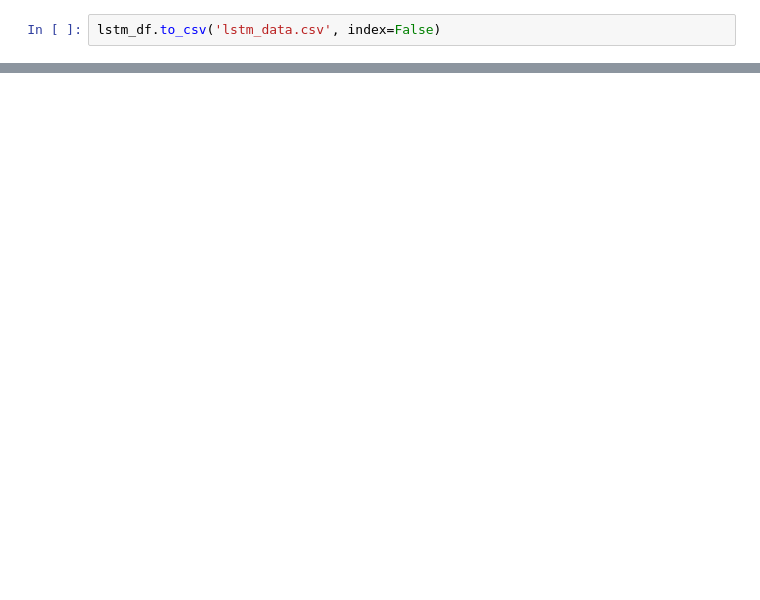
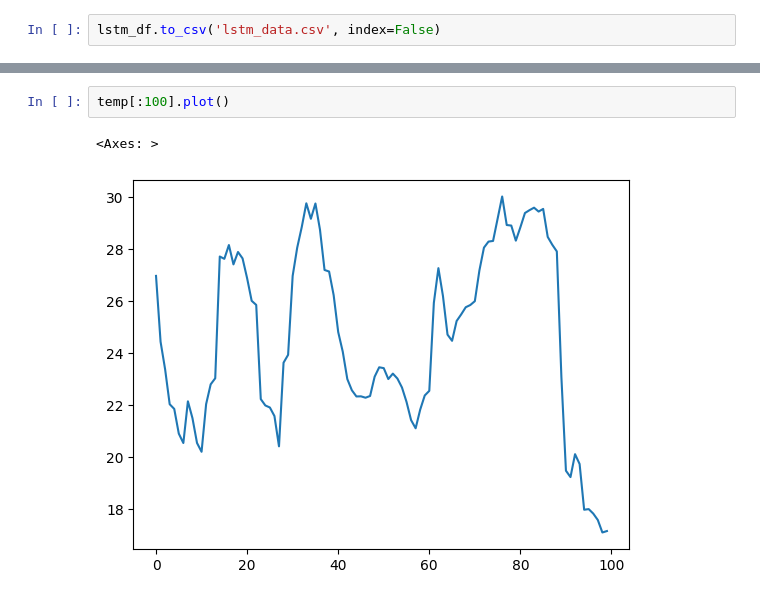
Before and after one commit to JonPGallegos/ocean_climate, a Jupyter notebook: ocean_climate.ipynb, the cells around one changed output, grey strips where cells are left out. Cells and saved outputs as stored; diff of their text form; blank space fills up the shorter version.

```diff
--- a/ocean_climate.ipynb
+++ b/ocean_climate.ipynb
@@ -284,0 +326,5 @@ lstm_df.to_csv('lstm_data.csv', index=False)
+# %%
+temp[:100].plot()
+# %% [output]
+<Axes: >
+[figure, added]
```
Also changed, not shown: parts of 18 cells of this notebook, 2 other files.
